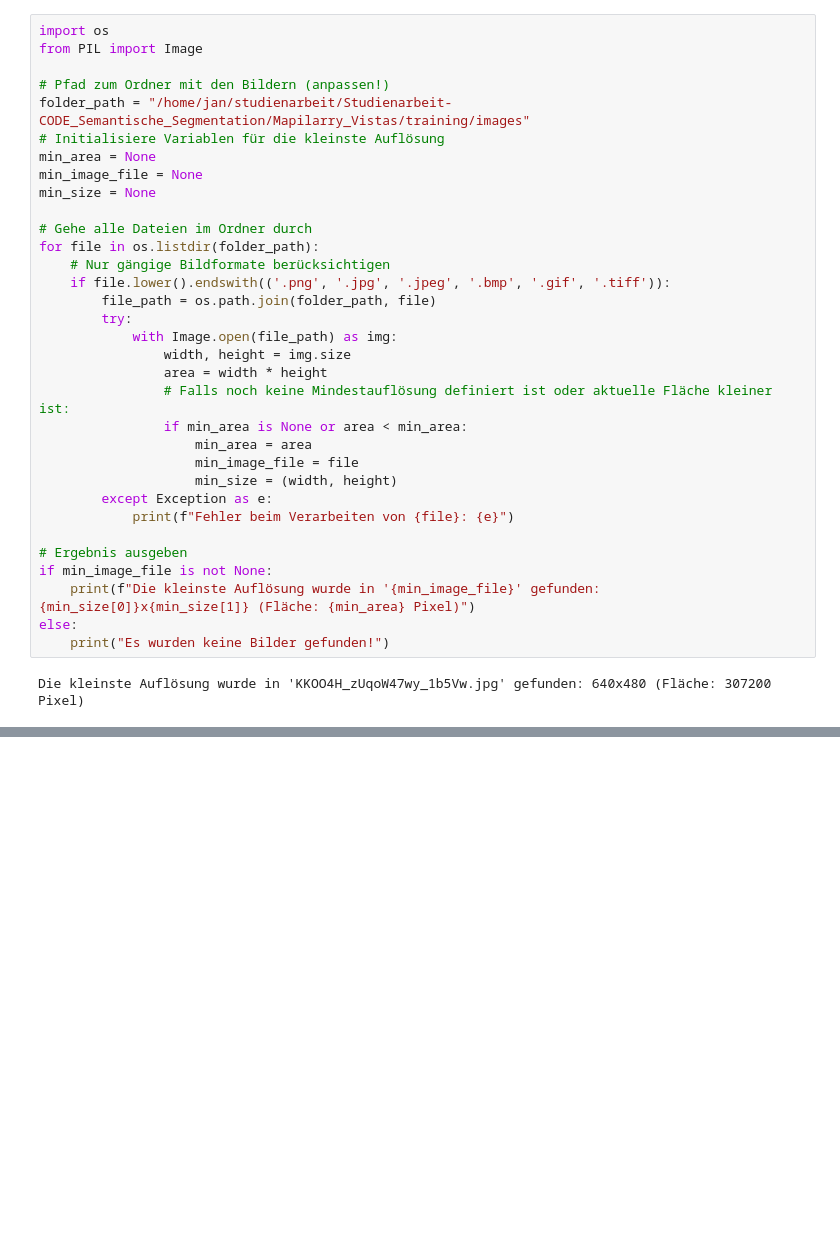
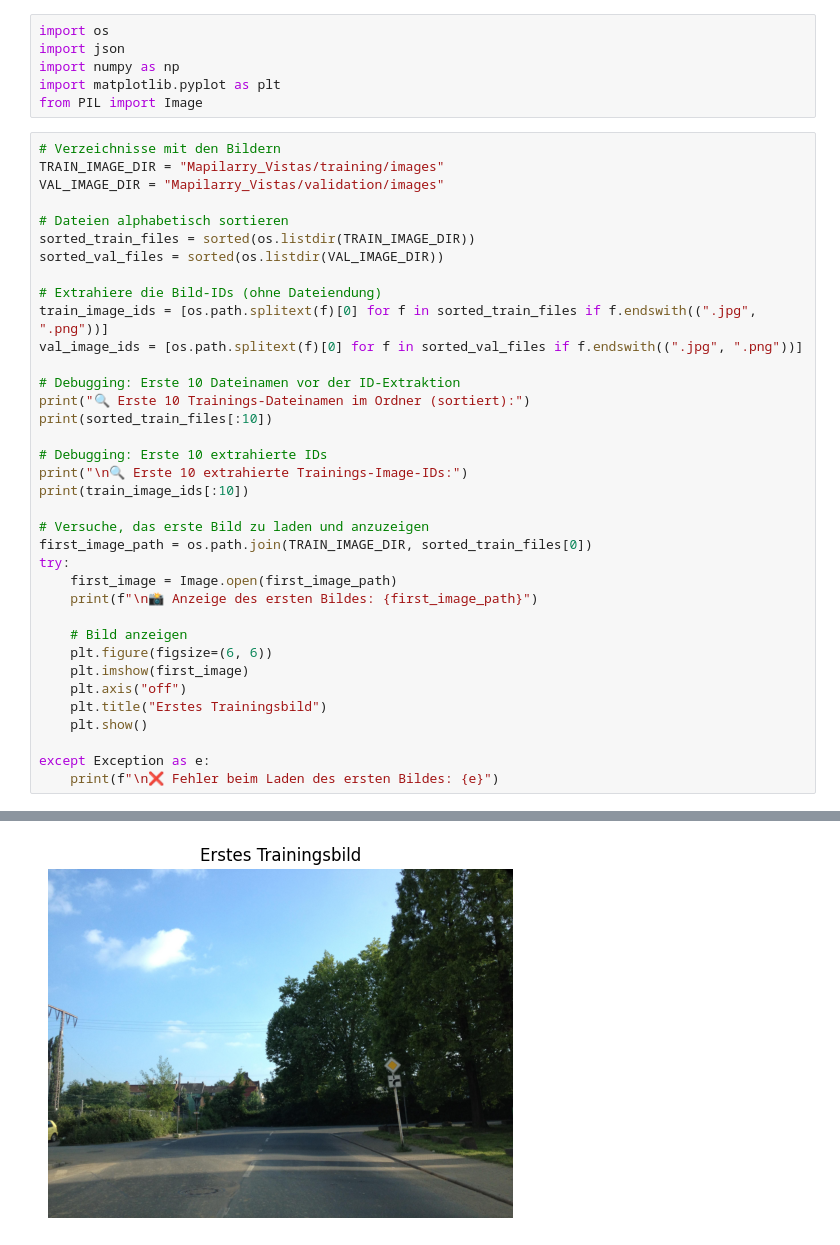
Before and after one commit to jan-sb/Studienarbeit-CODE_Semantische_Segmentation, a Jupyter notebook: temp.ipynb, the cells around one changed output, grey strips where cells are left out. Drawn from its saved outputs; the diff is of its cells as text; blank space fills up the shorter version.

```diff
--- a/temp.ipynb
+++ b/temp.ipynb
@@ -48,35 +1,43 @@ Diese Dateien sind nur in Mapilarry_Vistas/training/v2.0/labels (unabhängig von
-# %%
-import os
-from PIL import Image
-
-# Pfad zum Ordner mit den Bildern (anpassen!)
-folder_path = "/home/jan/studienarbeit/Studienarbeit-CODE_Semantische_Segmentation/Mapilarry_Vistas/training/images"
-# Initialisiere Variablen für die kleinste Auflösung
-min_area = None
-min_image_file = None
-min_size = None
-
-# Gehe alle Dateien im Ordner durch
-for file in os.listdir(folder_path):
-    # Nur gängige Bildformate berücksichtigen
-    if file.lower().endswith(('.png', '.jpg', '.jpeg', '.bmp', '.gif', '.tiff')):
-        file_path = os.path.join(folder_path, file)
-        try:
-            with Image.open(file_path) as img:
-                width, height = img.size
-                area = width * height
-                # Falls noch keine Mindestauflösung definiert ist oder aktuelle Fläche kleiner ist:
-                if min_area is None or area < min_area:
-                    min_area = area
-                    min_image_file = file
-                    min_size = (width, height)
-        except Exception as e:
-            print(f"Fehler beim Verarbeiten von {file}: {e}")
-
-# Ergebnis ausgeben
-if min_image_file is not None:
-    print(f"Die kleinste Auflösung wurde in '{min_image_file}' gefunden: {min_size[0]}x{min_size[1]} (Fläche: {min_area} Pixel)")
-else:
-    print("Es wurden keine Bilder gefunden!")
-# %% [output]
-Die kleinste Auflösung wurde in 'KKOO4H_zUqoW47wy_1b5Vw.jpg' gefunden: 640x480 (Fläche: 307200 Pixel)
+# %%
+import os
+import json
+import numpy as np
+import matplotlib.pyplot as plt
+from PIL import Image
+# %%
+# Verzeichnisse mit den Bildern
+TRAIN_IMAGE_DIR = "Mapilarry_Vistas/training/images"
+VAL_IMAGE_DIR = "Mapilarry_Vistas/validation/images"
+
+# Dateien alphabetisch sortieren
+sorted_train_files = sorted(os.listdir(TRAIN_IMAGE_DIR))
+sorted_val_files = sorted(os.listdir(VAL_IMAGE_DIR))
+
+# Extrahiere die Bild-IDs (ohne Dateiendung)
+train_image_ids = [os.path.splitext(f)[0] for f in sorted_train_files if f.endswith((".jpg", ".png"))]
+val_image_ids = [os.path.splitext(f)[0] for f in sorted_val_files if f.endswith((".jpg", ".png"))]
+
+# Debugging: Erste 10 Dateinamen vor der ID-Extraktion
+print("🔍 Erste 10 Trainings-Dateinamen im Ordner (sortiert):")
+print(sorted_train_files[:10])
+
+# Debugging: Erste 10 extrahierte IDs
+print("\n🔍 Erste 10 extrahierte Trainings-Image-IDs:")
+print(train_image_ids[:10])
+
+# Versuche, das erste Bild zu laden und anzuzeigen
+first_image_path = os.path.join(TRAIN_IMAGE_DIR, sorted_train_files[0])
+try:
+    first_image = Image.open(first_image_path)
+    print(f"\n📸 Anzeige des ersten Bildes: {first_image_path}")
+
+    # Bild anzeigen
+    plt.figure(figsize=(6, 6))
+    plt.imshow(first_image)
+    plt.axis("off")
+    plt.title("Erstes Trainingsbild")
+    plt.show()
+
+except Exception as e:
+    print(f"\n❌ Fehler beim Laden des ersten Bildes: {e}")
+# %% [output]
@@ -82,0 +51 @@ Die kleinste Auflösung wurde in 'KKOO4H_zUqoW47wy_1b5Vw.jpg' gefunden: 640x480
+[figure, added]
```
Also changed, not shown: parts of 3 cells of this notebook, 53 other files.
